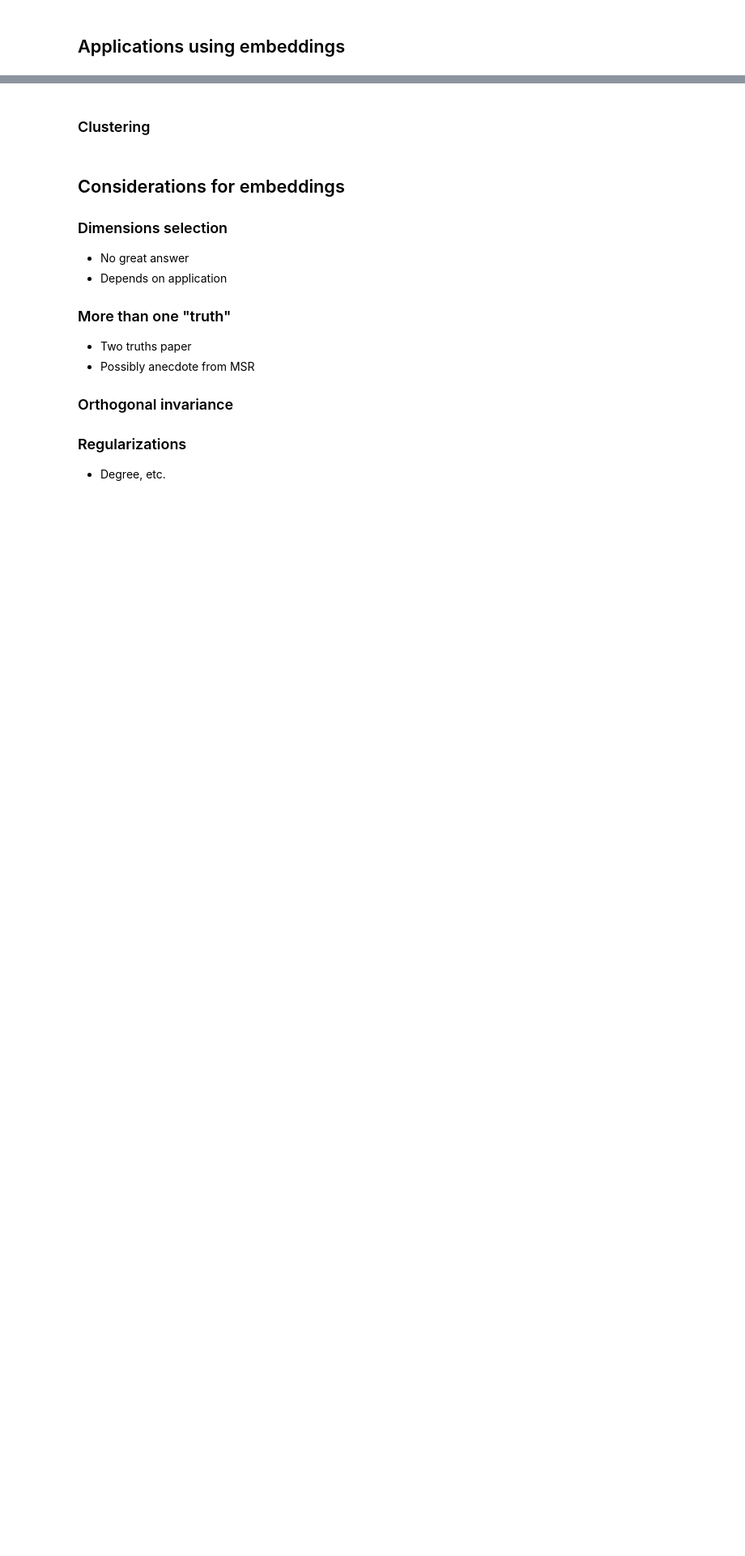
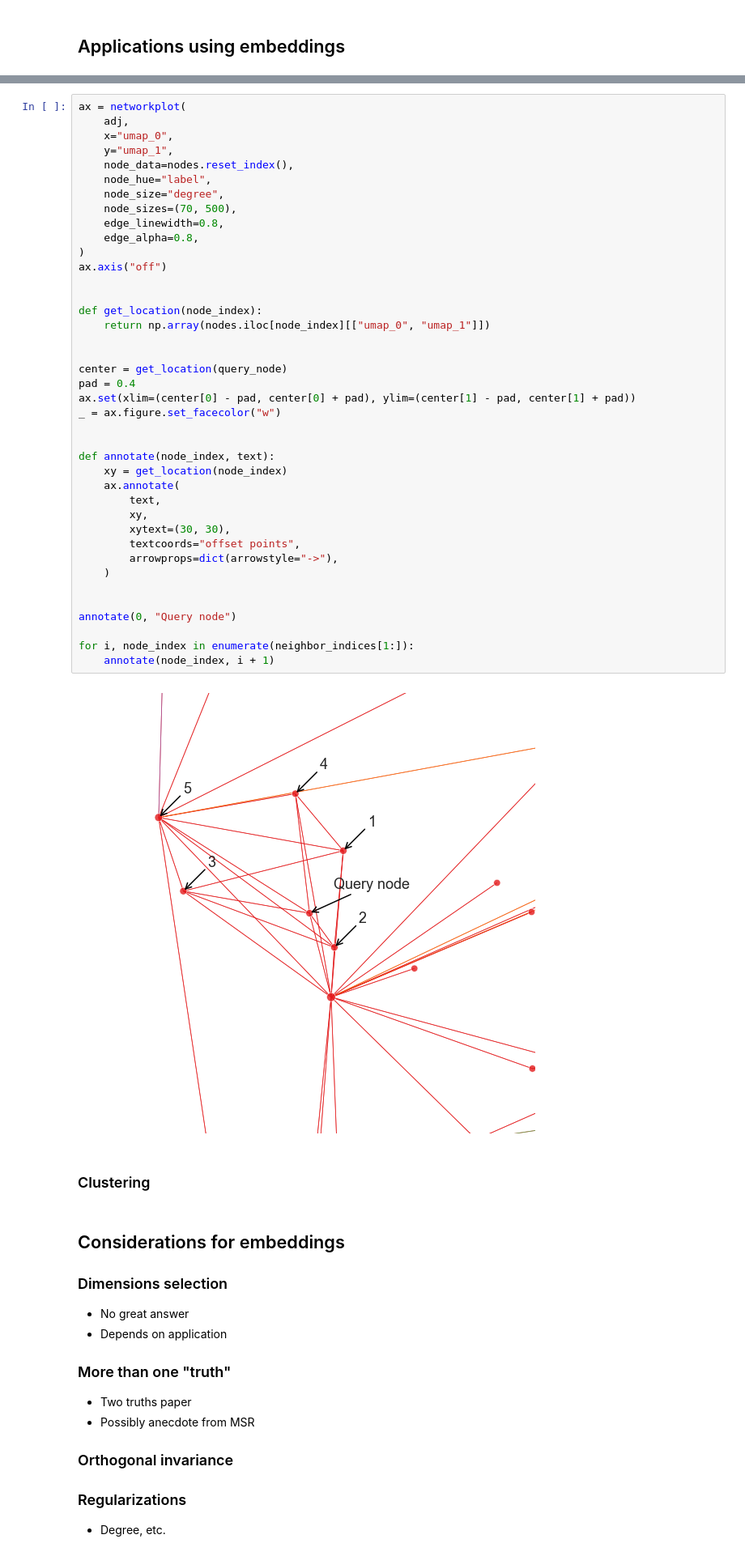
Before and after one commit to bdpedigo/networks-course, a Jupyter notebook: docs/embedding.ipynb, the cells around one changed output, grey strips where cells are left out. Shown: that part at 81% size. Saved outputs shown, nothing was run; the diff lists cells and outputs as text; blank space fills up the shorter version.

```diff
--- a/docs/embedding.ipynb
+++ b/docs/embedding.ipynb
@@ -236,3 +263,45 @@ networkplot(
+# %%
+ax = networkplot(
+    adj,
+    x="umap_0",
+    y="umap_1",
+    node_data=nodes.reset_index(),
+    node_hue="label",
+    node_size="degree",
+    node_sizes=(70, 500),
+    edge_linewidth=0.8,
+    edge_alpha=0.8,
+)
+ax.axis("off")
+
+
+def get_location(node_index):
+    return np.array(nodes.iloc[node_index][["umap_0", "umap_1"]])
+
+
+center = get_location(query_node)
+pad = 0.4
+ax.set(xlim=(center[0] - pad, center[0] + pad), ylim=(center[1] - pad, center[1] + pad))
+_ = ax.figure.set_facecolor("w")
+
+
+def annotate(node_index, text):
+    xy = get_location(node_index)
+    ax.annotate(
+        text,
+        xy,
+        xytext=(30, 30),
+        textcoords="offset points",
+        arrowprops=dict(arrowstyle="->"),
+    )
+
+
+annotate(0, "Query node")
+
+for i, node_index in enumerate(neighbor_indices[1:]):
+    annotate(node_index, i + 1)
+# %% [output]
+[figure, added]
 # %% [markdown]
 ### Clustering
 # %% [markdown]
```
Also changed, not shown: parts of 6 cells of this notebook.
